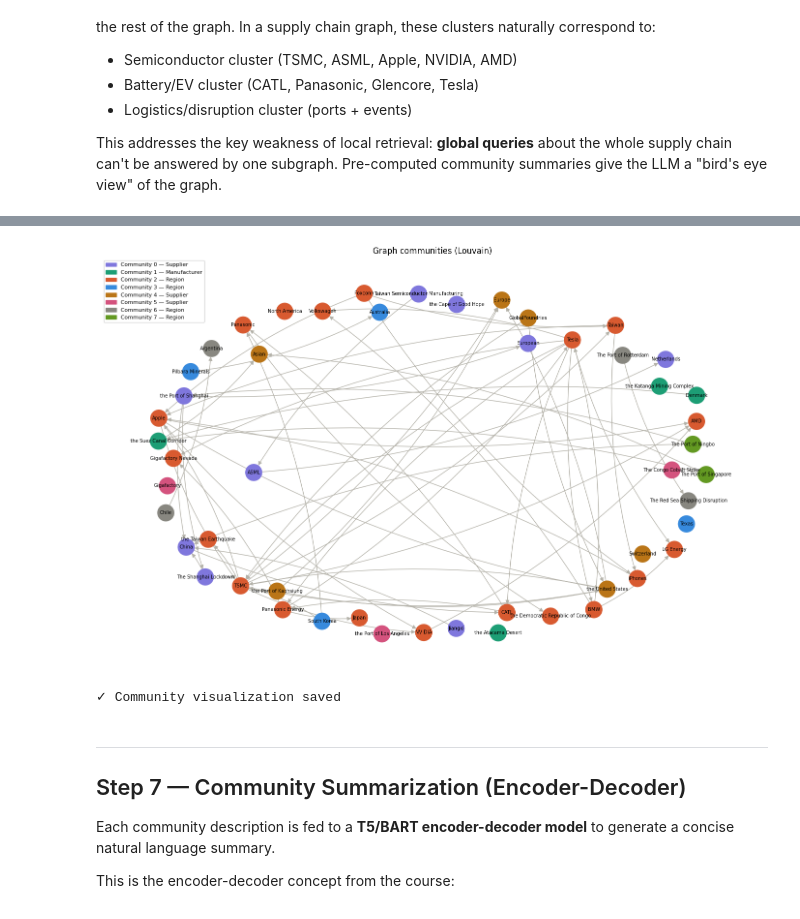
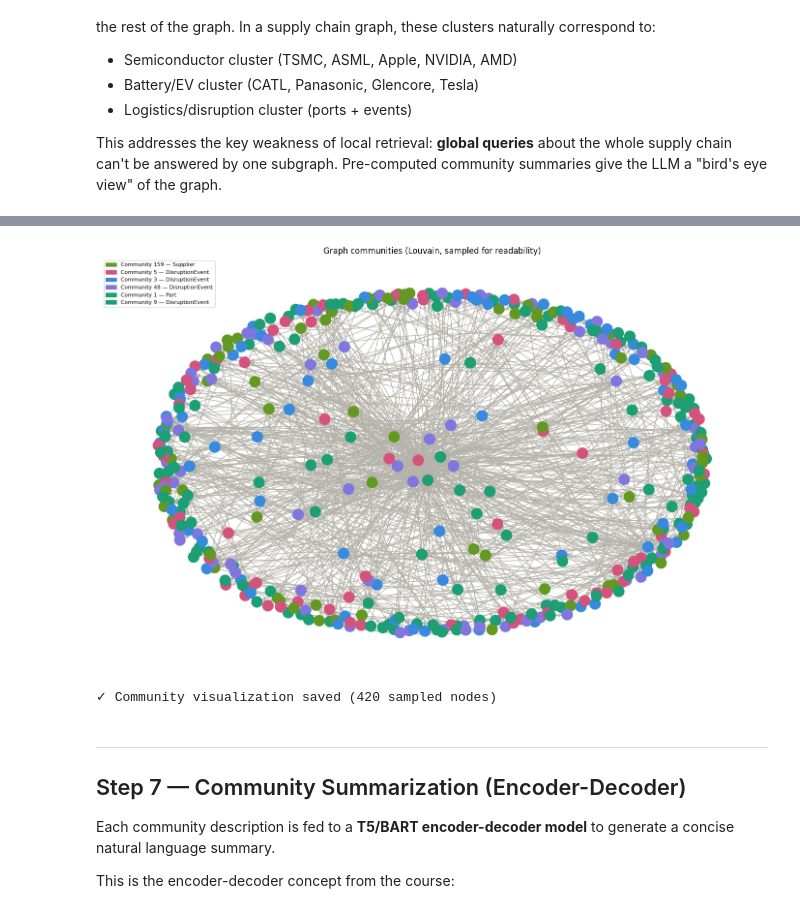
Before and after one commit to Douae-MEJHOUDI/GraphRAG-in-Supply-Chain, a Jupyter notebook: notebooks/02_graphrag_retrieval.ipynb, the cells around one changed output, grey strips where cells are left out. Drawn from its saved outputs; the diff is of its cells as text; code cells hidden in the pictures.

```diff
--- a/notebooks/02_graphrag_retrieval.ipynb
+++ b/notebooks/02_graphrag_retrieval.ipynb
@@ -135,13 +145,13 @@ print("✓ SubgraphRetriever initialized")
 # %% [output]
 ✓ SubgraphRetriever initialized
 # %%
-# ── Run semantic seed search for a sample query ───────────────────────────────
-sample_query = "Which semiconductor suppliers are at risk from the Taiwan earthquake?"
+# Run semantic seed search for a sample query
+sample_query = "Which S&P 500 manufacturers depend on Chinese suppliers for semiconductors?"
 
 seed_nodes, semantic_scores = retriever._semantic_seeds(sample_query)
 
 print(f"Query: {sample_query!r}")
-print(f"\nTop seed nodes (FAISS semantic search):")
+print("Top seed nodes (FAISS semantic search):")
 print("-" * 55)
 for node, score in sorted(semantic_scores.items(), key=lambda x: -x[1]):
     etype = G.nodes[node].get(NODE_ATTR_TYPE, "?")
@@ -408,50 +440,69 @@ Community overview:
 # ── Visualize communities ─────────────────────────────────────────────────────
 # Each community gets a distinct color. This should roughly align with
 # the SC sub-domains we expect (semiconductor, battery, logistics).
 
 try:
     import community as community_louvain
+    from collections import Counter
+
     partition = community_louvain.best_partition(G.to_undirected())
-    n_communities = max(partition.values()) + 1
+    community_sizes = Counter(partition.values())
 
     COMMUNITY_COLORS = [
         "#7F77DD", "#1D9E75", "#D85A30", "#378ADD",
         "#BA7517", "#D4537E", "#888780", "#639922",
     ]
 
+    # Plot only the largest communities and top-degree nodes per community
+    # to keep layout computation fast on large graphs.
+    top_community_ids = [cid for cid, _ in community_sizes.most_common(6)]
+    sampled_nodes = []
+    for cid in top_community_ids:
+        comm_nodes = [n for n, c_id in partition.items() if c_id == cid]
+        comm_nodes = sorted(comm_nodes, key=lambda n: G.degree(n), reverse=True)[:70]
+        sampled_nodes.extend(comm_nodes)
+
+    plot_G = G.subgraph(sampled_nodes).copy()
     node_comm_colors = [
         COMMUNITY_COLORS[partition.get(n, 0) % len(COMMUNITY_COLORS)]
-        for n in G.nodes()
+        for n in plot_G.nodes()
     ]
 
     fig, ax = plt.subplots(figsize=(14, 9))
-    pos = nx.spring_layout(G, seed=42, k=2.5)
-    nx.draw(G, pos, ax=ax,
-            node_color=node_comm_colors, node_size=600,
-            with_labels=True, font_size=7,
-            edge_color="#B4B2A9", arrows=True, arrowsize=12,
-            connectionstyle="arc3,rad=0.1")
+    pos = nx.spring_layout(plot_G, seed=42, k=1.4, iterations=90)
+    nx.draw(
+        plot_G,
+        pos,
+        ax=ax,
+        node_color=node_comm_colors,
+        node_size=260,
+        with_labels=False,
+        edge_color="#B4B2A9",
+        arrows=True,
+        arrowsize=10,
+        connectionstyle="arc3,rad=0.1",
+    )
 
+    summary_by_id = {c.community_id: c.dominant_type for c in communities}
     legend_handles = [
         mpatches.Patch(
-            color=COMMUNITY_COLORS[i % len(COMMUNITY_COLORS)],
-            label=f"Community {i} — {communities[i].dominant_type if i < len(communities) else '?'}"
+            color=COMMUNITY_COLORS[cid % len(COMMUNITY_COLORS)],
+            label=f"Community {cid} — {summary_by_id.get(cid, '?')}"
         )
-        for i in range(min(n_communities, len(COMMUNITY_COLORS)))
+        for cid in top_community_ids
     ]
     ax.legend(handles=legend_handles, fontsize=8, loc="upper left")
-    ax.set_title("Graph communities (Louvain)", fontsize=12)
+    ax.set_title("Graph communities (Louvain, sampled for readability)", fontsize=12)
     plt.tight_layout()
-    plt.savefig(OUTPUTS / "retrieval" / "module2_communities.png",
-                dpi=150, bbox_inches="tight")
+    plt.savefig(OUTPUTS / "retrieval" / "module2_communities.png", dpi=150, bbox_inches="tight")
     plt.show()
-    print("✓ Community visualization saved")
+    print(f"✓ Community visualization saved ({plot_G.number_of_nodes()} sampled nodes)")
 except ImportError:
     print("python-louvain not installed — skipping community visualization.")
     print("Run: pip install python-louvain")
 # %% [output]
-[figure, old version]
+[figure, new version]
-✓ Community visualization saved
+✓ Community visualization saved (420 sampled nodes)
 # %% [markdown]
 ---
 
```
Also changed, not shown: parts of 15 cells of this notebook, 22 other files.
